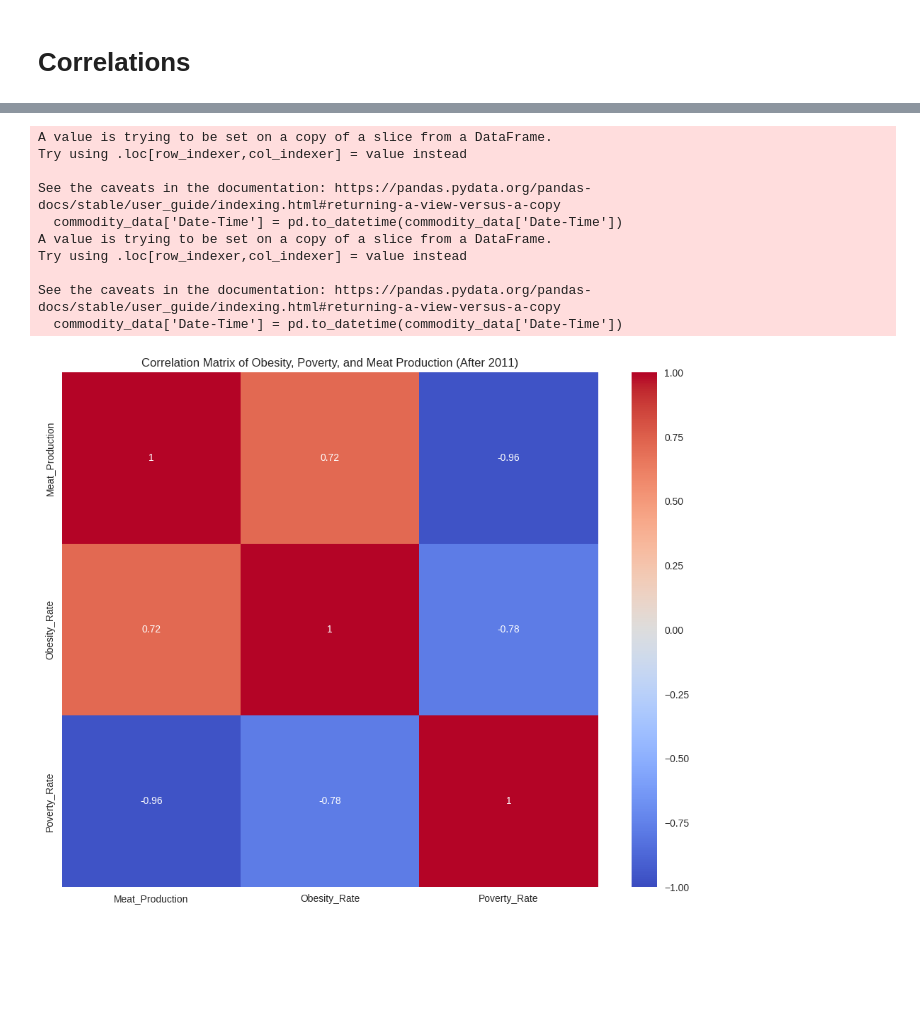
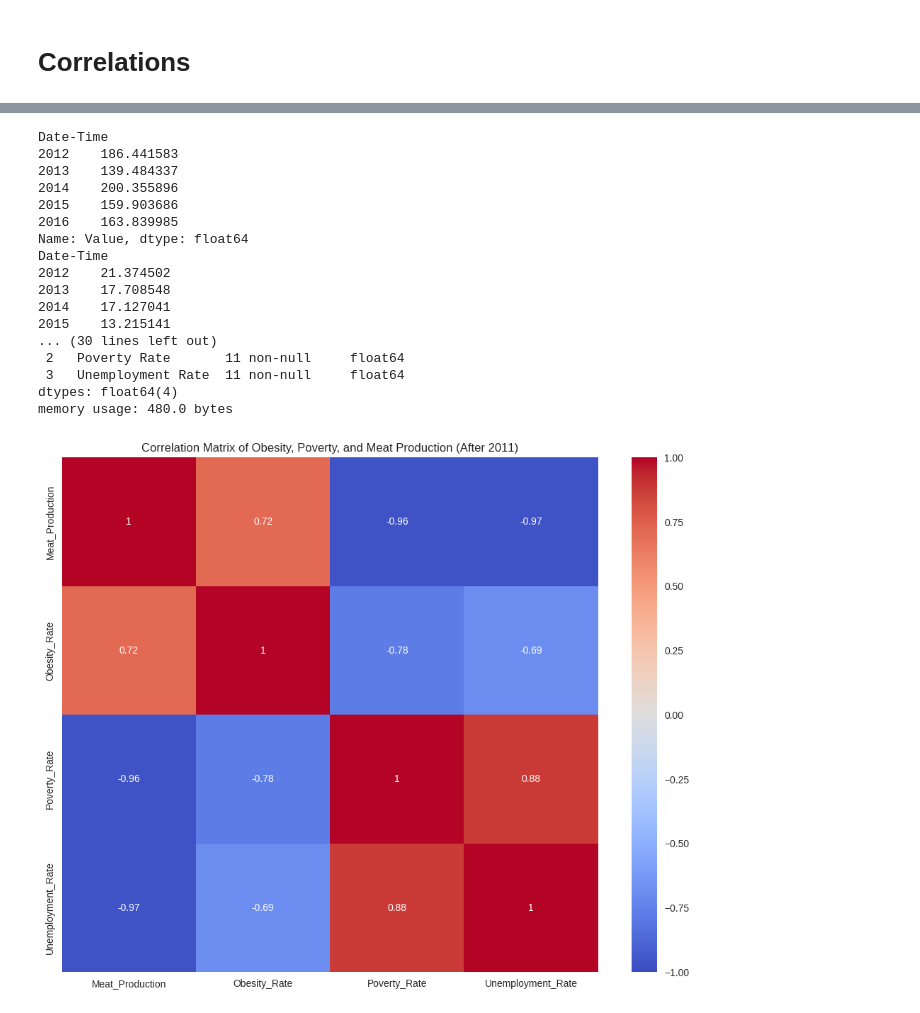
Before and after one commit to matchten/cit-datathon-2024, a Jupyter notebook: eda.ipynb, the cells around one changed output, grey strips where cells are left out. Saved outputs shown, nothing was run; the diff lists cells and outputs as text; code cells hidden in the pictures; blank space fills up the shorter version.

Commit message:
added new plots

```diff
--- a/eda.ipynb
+++ b/eda.ipynb
@@ -220,3 +222,35 @@ dtypes: float64(3), int64(1), object(6)
 memory usage: 152.5+ KB
 
 Shape of all_regions_df: (1950, 10)
+# %%
+# Create box plots for Unemployment Rate, Median Household Income, and Poverty Rate by Region
+
+# Set up the plotting style
+plt.style.use('seaborn')
+sns.set_palette("deep")
+
+# Create a figure with three subplots
+fig, (ax1, ax2, ax3) = plt.subplots(3, 1, figsize=(12, 18))
+
+# Box plot for Unemployment Rate
+sns.boxplot(x='Region', y='Unemployment Rate', data=all_regions_df, ax=ax1)
+ax1.set_title('Unemployment Rate Distribution by Region', fontsize=17)
+ax1.set_xlabel('Region', fontsize=12)
+ax1.set_ylabel('Unemployment Rate (%)', fontsize=12)
+
+# Box plot for Median Household Income
+sns.boxplot(x='Region', y='Median Household Income', data=all_regions_df, ax=ax2)
+ax2.set_title('Median Household Income Distribution by Region', fontsize=17)
+ax2.set_xlabel('Region', fontsize=12)
+ax2.set_ylabel('Median Household Income ($)', fontsize=12)
+
+# Box plot for Poverty Rate
+sns.boxplot(x='Region', y='Poverty Rate', data=all_regions_df, ax=ax3)
+ax3.set_title('Poverty Rate Distribution by Region', fontsize=17)
+ax3.set_xlabel('Region', fontsize=12)
+ax3.set_ylabel('Poverty Rate (%)', fontsize=12)
+
+plt.tight_layout()
+plt.savefig('./plots/economic_characteristics_boxplots.png')
+plt.show()
+plt.close()
@@ -889,15 +925,16 @@ print(meat_yearly.head())
 # Prepare obesity and poverty data
 poverty_yearly = all_regions_df[all_regions_df['Year'] > 2011].groupby('Year')['Poverty Rate'].mean()
 print(poverty_yearly.head())
+unemployment_yearly = all_regions_df[all_regions_df['Year'] > 2011].groupby('Year')['Unemployment Rate'].mean()
 
 obesity_data = health[health['Question'].str.contains('obesity')]
 obesity_yearly = obesity_data[obesity_data['YearStart'] > 2011].groupby('YearStart')['Data_Value'].mean()
 print(obesity_yearly.head())
 
 # Combine all data
-combined_data = pd.concat([meat_yearly, obesity_yearly, poverty_yearly], axis=1)
+combined_data = pd.concat([meat_yearly, obesity_yearly, poverty_yearly, unemployment_yearly], axis=1)
 combined_data.info()
-combined_data.columns = ['Meat_Production', 'Obesity_Rate', 'Poverty_Rate']
+combined_data.columns = ['Meat_Production', 'Obesity_Rate', 'Poverty_Rate', 'Unemployment_Rate']
 
 # Drop rows with NaN values
 combined_data = combined_data.dropna()
@@ -933,11 +963,18 @@ memory usage: 384.0 bytes
-A value is trying to be set on a copy of a slice from a DataFrame.
-Try using .loc[row_indexer,col_indexer] = value instead
-
-See the caveats in the documentation: https://pandas.pydata.org/pandas-docs/stable/user_guide/indexing.html#returning-a-view-versus-a-copy
-  commodity_data['Date-Time'] = pd.to_datetime(commodity_data['Date-Time'])
-A value is trying to be set on a copy of a slice from a DataFrame.
-Try using .loc[row_indexer,col_indexer] = value instead
-
-See the caveats in the documentation: https://pandas.pydata.org/pandas-docs/stable/user_guide/indexing.html#returning-a-view-versus-a-copy
-  commodity_data['Date-Time'] = pd.to_datetime(commodity_data['Date-Time'])
+Date-Time
+2012    186.441583
+2013    139.484337
+2014    200.355896
+2015    159.903686
+2016    163.839985
+Name: Value, dtype: float64
+Date-Time
+2012    21.374502
+2013    17.708548
+2014    17.127041
+2015    13.215141
+... (30 lines left out)
+ 2   Poverty Rate       11 non-null     float64
+ 3   Unemployment Rate  11 non-null     float64
+dtypes: float64(4)
+memory usage: 480.0 bytes
-[figure, old version]
+[figure, new version]
```
Also changed, not shown: parts of 4 cells of this notebook, 5 other files.
